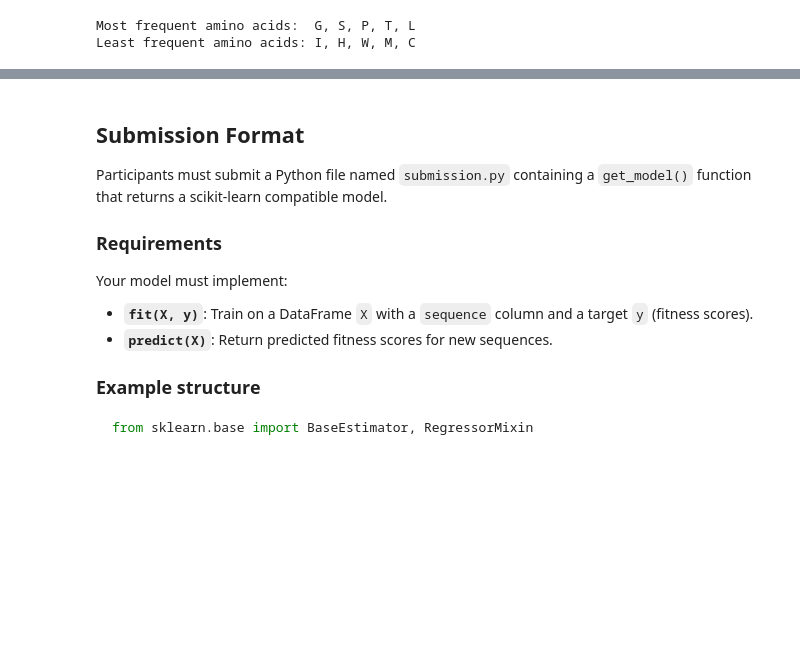
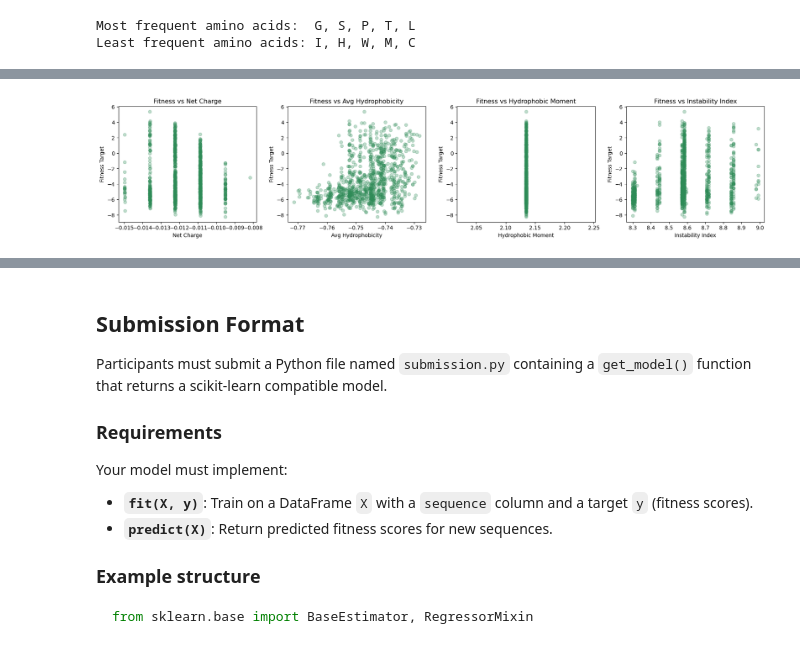
Before and after one commit to nardi-xhepi/template_codabench, a Jupyter notebook: template_starting_kit.ipynb, the cells around one changed output, grey strips where cells are left out. Saved outputs shown, nothing was run; the diff lists cells and outputs as text; code cells hidden in the pictures; blank space fills up the shorter version.

```diff
--- a/template_starting_kit.ipynb
+++ b/template_starting_kit.ipynb
@@ -200,0 +211,47 @@ Least frequent amino acids: I, H, W, M, C
+# %%
+def extract_bio_features_for_eda(sequence):
+    """Extract biologically-relevant physicochemical features."""
+    CHARGED = {'K': 1, 'R': 1, 'D': -1, 'E': -1}
+    KYTE_DOOLITTLE = {
+        'A': 1.8, 'R': -4.5, 'N': -3.5, 'D': -3.5, 'C': 2.5,
+        'Q': -3.5, 'E': -3.5, 'G': -0.4, 'H': -3.2, 'I': 4.5,
+        'L': 3.8, 'K': -3.9, 'M': 1.9, 'F': 2.8, 'P': -1.6,
+        'S': -0.8, 'T': -0.7, 'W': -0.9, 'Y': -1.3, 'V': 4.2
+    }
+
+    net_charge = sum(CHARGED.get(aa, 0) for aa in sequence)
+    normalized_charge = net_charge / len(sequence)
+    avg_hydrophobicity = np.mean([KYTE_DOOLITTLE.get(aa, 0) for aa in sequence])
+
+    window_size = 11
+    angle = 100
+    moments = []
+    for i in range(len(sequence) - window_size + 1):
+        window = sequence[i:i+window_size]
+        sin_sum = sum(KYTE_DOOLITTLE.get(aa, 0) * np.sin(np.radians(angle * j)) for j, aa in enumerate(window))
+        cos_sum = sum(KYTE_DOOLITTLE.get(aa, 0) * np.cos(np.radians(angle * j)) for j, aa in enumerate(window))
+        moments.append(np.sqrt(sin_sum**2 + cos_sum**2) / window_size)
+    hydrophobic_moment = max(moments) if moments else 0.0
+
+    instability_proxy = sum(1 for i in range(len(sequence) - 1)
+                            if ((KYTE_DOOLITTLE.get(sequence[i], 0) > 2.0 and sequence[i+1] in CHARGED) or
+                                (sequence[i] in CHARGED and KYTE_DOOLITTLE.get(sequence[i+1], 0) > 2.0)))
+    instability_index = (instability_proxy / (len(sequence) - 1)) * 100
+
+    return [normalized_charge, avg_hydrophobicity, hydrophobic_moment, instability_index]
+
+# Compute features on a subset to visualize
+sample_df = X_train.head(1000).copy()
+bio_features = np.array([extract_bio_features_for_eda(seq) for seq in sample_df['sequence']])
+
+fig, axes = plt.subplots(1, 4, figsize=(18, 4))
+feature_names = ['Net Charge', 'Avg Hydrophobicity', 'Hydrophobic Moment', 'Instability Index']
+for i in range(4):
+    axes[i].scatter(bio_features[:, i], y_train['target'].head(1000), alpha=0.3, color='seagreen')
+    axes[i].set_xlabel(feature_names[i])
+    axes[i].set_ylabel('Fitness Target')
+    axes[i].set_title(f'Fitness vs {feature_names[i]}')
+plt.tight_layout()
+plt.show()
+# %% [output]
+[figure, added]
```
Also changed, not shown: parts of 13 cells of this notebook, 1 other file.
